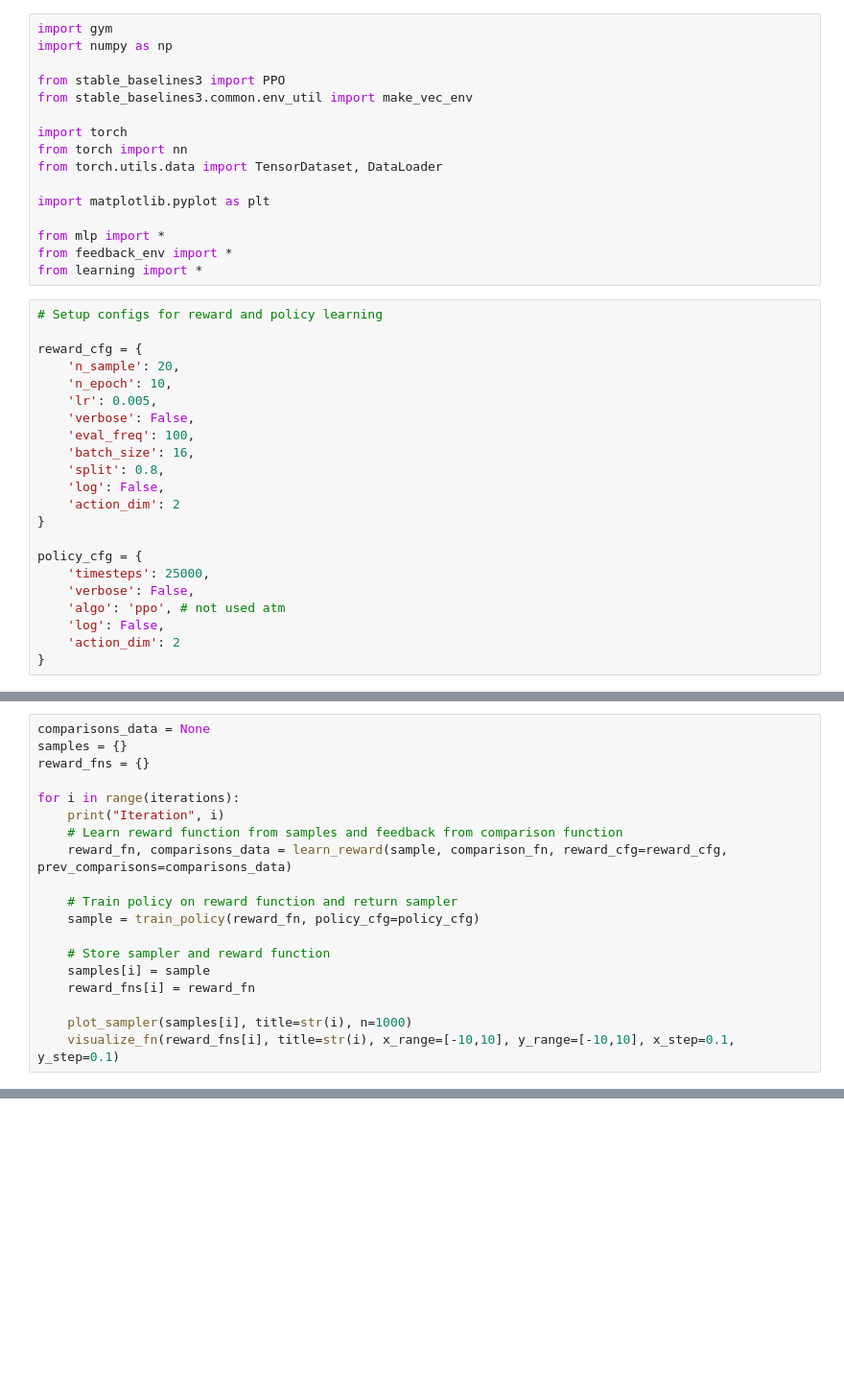
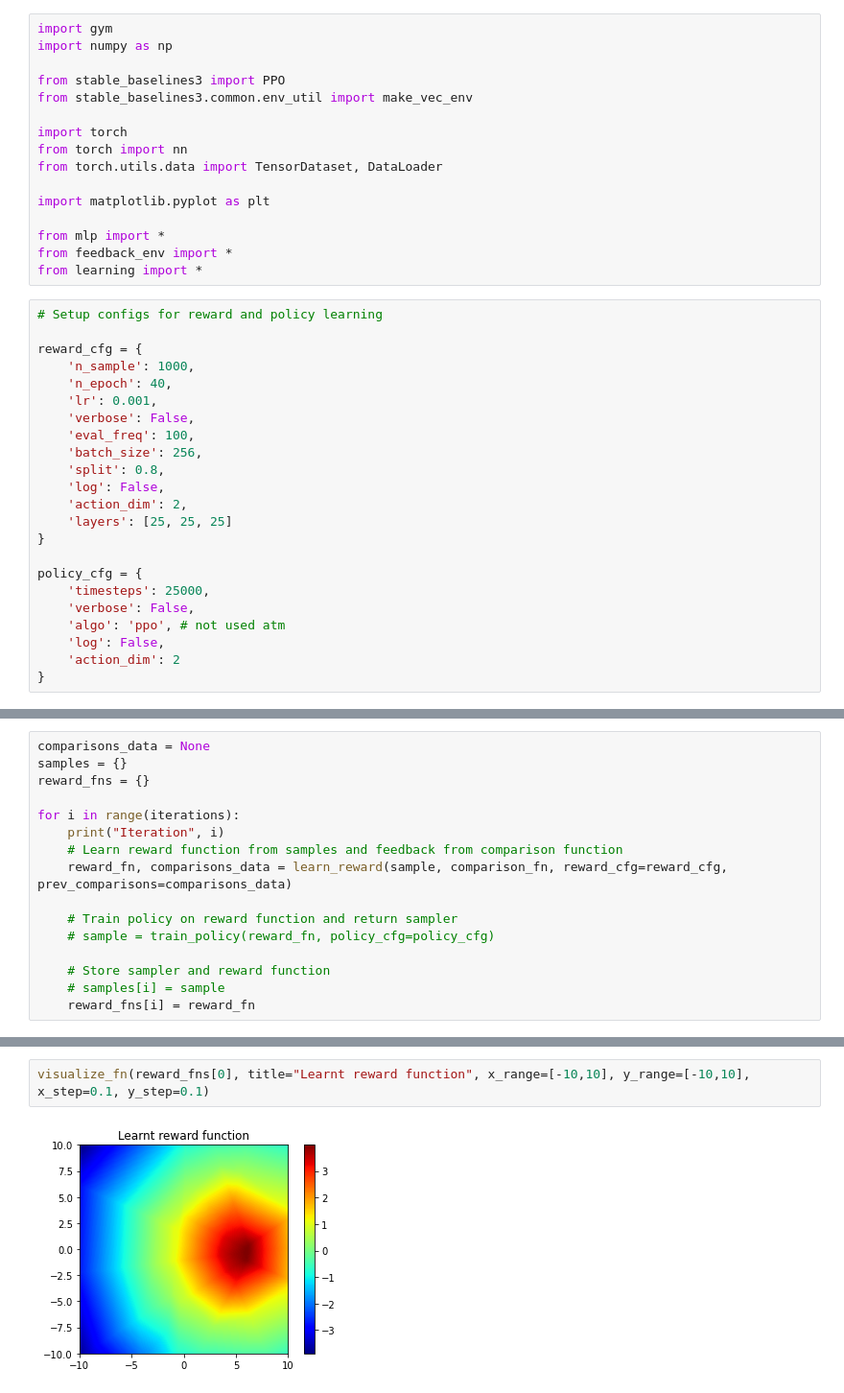
Before and after one commit to AnandS29/multitask, a Jupyter notebook: train.ipynb, the cells around one changed output, grey strips where cells are left out. Shown: that part at 96% size. Saved outputs shown, nothing was run; the diff lists cells and outputs as text; blank space fills up the shorter version.

Commit message:
Updated training scripts

```diff
--- a/train.ipynb
+++ b/train.ipynb
@@ -18,15 +18,16 @@ from learning import *
 # Setup configs for reward and policy learning
 
 reward_cfg = {
-    'n_sample': 20,
-    'n_epoch': 10,
-    'lr': 0.005,
+    'n_sample': 1000,
+    'n_epoch': 40,
+    'lr': 0.001,
     'verbose': False,
     'eval_freq': 100,
-    'batch_size': 16,
+    'batch_size': 256,
     'split': 0.8,
     'log': False,
-    'action_dim': 2
+    'action_dim': 2,
+    'layers': [25, 25, 25]
 }
 
 policy_cfg = {
@@ -69,13 +70,10 @@ for i in range(iterations):
     reward_fn, comparisons_data = learn_reward(sample, comparison_fn, reward_cfg=reward_cfg, prev_comparisons=comparisons_data)
 
     # Train policy on reward function and return sampler
-    sample = train_policy(reward_fn, policy_cfg=policy_cfg)
+    # sample = train_policy(reward_fn, policy_cfg=policy_cfg)
 
     # Store sampler and reward function
-    samples[i] = sample
+    # samples[i] = sample
     reward_fns[i] = reward_fn
-
-    plot_sampler(samples[i], title=str(i), n=1000)
-    visualize_fn(reward_fns[i], title=str(i), x_range=[-10,10], y_range=[-10,10], x_step=0.1, y_step=0.1)
 # %% [output]
 Iteration 0
@@ -98,0 +80,4 @@ Learning with PPO
+# %%
+visualize_fn(reward_fns[0], title="Learnt reward function", x_range=[-10,10], y_range=[-10,10], x_step=0.1, y_step=0.1)
+# %% [output]
+[figure, added]
```
Also changed, not shown: parts of 3 cells of this notebook, 5 other files.
